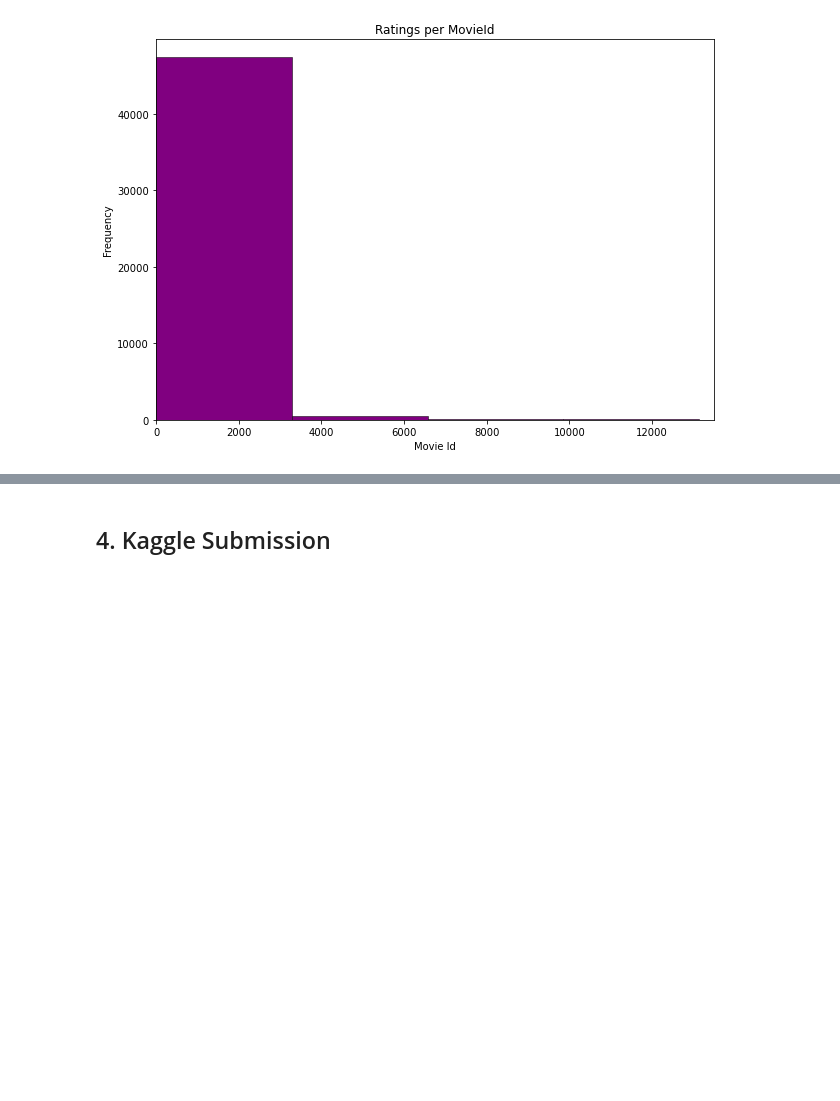
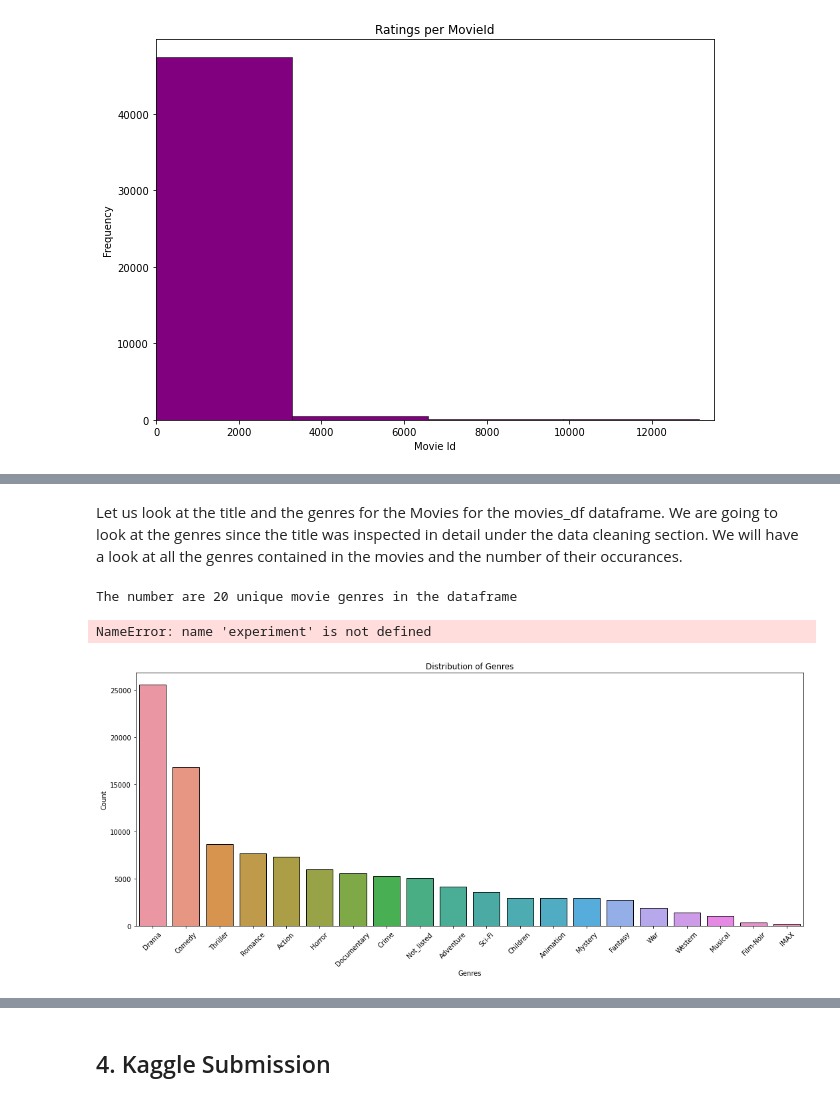
Before and after one commit to Leham-Greeves/JS7_Notebook_Reprository, a Jupyter notebook: unsupervised_learning_notebook.ipynb, the cells around one changed output, grey strips where cells are left out. Saved outputs shown, nothing was run; the diff lists cells and outputs as text; code cells hidden in the pictures; blank space fills up the shorter version.

```diff
--- a/unsupervised_learning_notebook.ipynb
+++ b/unsupervised_learning_notebook.ipynb
@@ -546,0 +563,44 @@ NameError: name 'experiment' is not defined
+# %% [markdown]
+Let us look at the title and the genres for the Movies for the movies_df dataframe. We are going to look at the genres since the title was inspected in detail under the data cleaning section. We will have a look at all the genres contained in the movies and the number of their occurances.
+# %%
+# Create new dataframe to see the genres
+genres = movies_df['genres'].str.replace("|", " ", regex=False)
+genres = genres.str.replace("(no genres listed)", "Not_listed", regex=False)
+genres_string = ' '.join(genres)
+all_genres = genres_string.split()
+# function to get unique genres ,to avoid repetation in dataframe
+
+
+def unique_genres(genre_list):
+    """The function inputs the genres of the movies and outputs all the unique genres
+    """
+    # insert the list to the set
+    list_set = set(genre_list)
+    # convert the set to the list
+    unique_list = (list(genre_list))
+    return unique_list
+
+all_genres = unique_genres(all_genres)
+print("The number are " + str(
+    len(set(all_genres))) + " unique movie genres in the dataframe")
+# %% [output]
+The number are 20 unique movie genres in the dataframe
+# %%
+#Now that we have seen our genres we need to look at the number of films contained in each genre. This will also help in giving us insights on popularity of each genre
+
+total_genresdf = pd.DataFrame(all_genres)
+total_genresdf = total_genresdf[0].value_counts()
+total_genresdf = pd.DataFrame(total_genresdf).reset_index()
+total_genresdf['Genres'] = total_genresdf['index']
+total_genresdf['Count'] = total_genresdf[0]
+plt.figure(figsize=(18, 7))
+plt.title('Distribution of Genres')
+sns.barplot(x='Genres', y='Count', data=total_genresdf)
+# Rotate the genres for better visualizations
+
+plt.xticks(rotation=45)
+experiment.log_figure(figure=plt, figure_name='Distribution of Genres')
+plt.show()
+# %% [output]
+NameError: name 'experiment' is not defined
+[figure, added]
```
Also changed, not shown: parts of 53 cells of this notebook.
